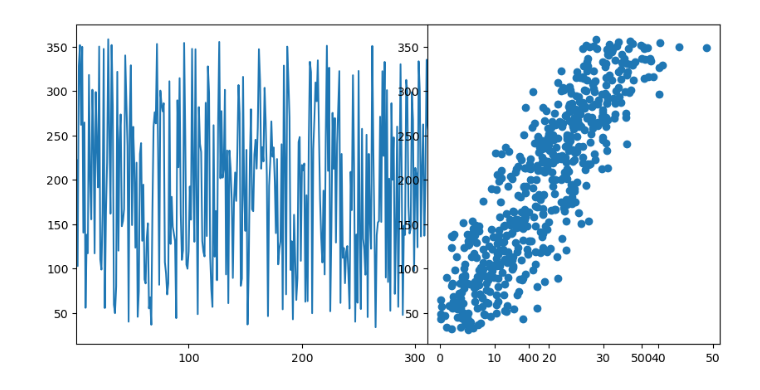
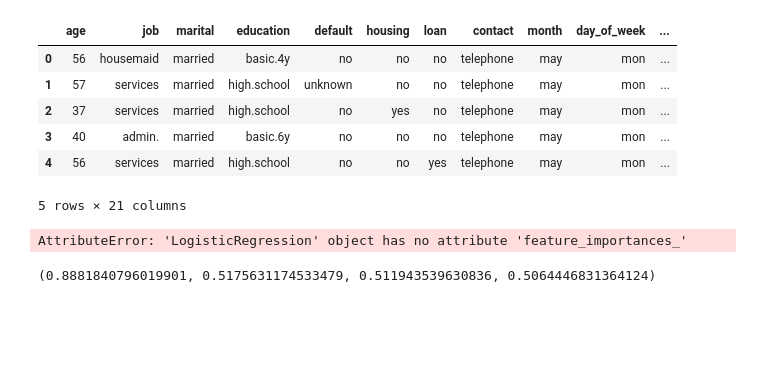
Before and after one commit to OtakuGod0/Data-Science, a Jupyter notebook: supervised-learning/test.ipynb, the cells around one changed output. Cells and saved outputs as stored; diff of their text form; code cells hidden in the pictures; blank space fills up the shorter version.

```diff
--- a/supervised-learning/test.ipynb
+++ b/supervised-learning/test.ipynb
@@ -1,38 +1,20 @@
 # %%
+import numpy as np
 import pandas as pd
-import numpy as np
+import seaborn as sns
 import matplotlib.pyplot as plt
-
-def reg_model(x, m):
-    return x*m
-
-def loss(y, y_pred):
-    res = 0
-    for actual, pred in zip(y, y_pred):
-        res += (actual - pred)**2
-
-    return res / len(y)
-
-def main():
-    df = pd.read_csv("marketing_sales.csv")
-    df.dropna(inplace = True)
-
-    x, y = df['Radio'], df['Sales']
-    loss_arr = []
-    for m in np.arange(0, 1, 0.01):
-        y_pred = reg_model(x, m)
-        loss_arr.append(loss(y, y_pred))
-
-
-    # visualizing loss function
-    plt.figure(figsize=(10, 5))
-    plt.subplot(1, 1, 1)
-    plt.plot(y)
-    plt.xlim(1, len(y))
-    plt.subplot(1,2,2)
-    plt.plot(df['Radio'], df['Sales'], 'o')
-
-
-main()
+from sklearn.model_selection import train_test_split
+from sklearn.preprocessing import OneHotEncoder
+from sklearn.metrics import accuracy_score, precision_score, recall_score, f1_score
+from sklearn.tree import DecisionTreeClassifier
-# %% [output]
-[figure, removed]
+# %%
+df = pd.read_csv("bank-additional-full.csv")
+df.head()
+# %% [output]
+|  | age | job | marital | education | default | housing | loan | contact | month | day_of_week | ... |
+| 0 | 56 | housemaid | married | basic.4y | no | no | no | telephone | may | mon | ... |
+| 1 | 57 | services | married | high.school | unknown | no | no | telephone | may | mon | ... |
+| 2 | 37 | services | married | high.school | no | yes | no | telephone | may | mon | ... |
+| 3 | 40 | admin. | married | basic.6y | no | no | no | telephone | may | mon | ... |
+| 4 | 56 | services | married | high.school | no | no | yes | telephone | may | mon | ... |
+5 rows × 21 columns
@@ -38,0 +42,18 @@ main()
+# %%
+importances = model.feature_importances_
+
+tmp_df = pd.Series(importances, index=X.columns).sort_values(ascending=False)
+tmp_df.index
+# %% [output]
+AttributeError: 'LogisticRegression' object has no attribute 'feature_importances_'
+# %%
+y_pred = model.predict(X_test)
+
+accuracy = accuracy_score(y_test, y_pred)
+recall = recall_score(y_test, y_pred)
+f1 = f1_score(y_test, y_pred)
+precesion = precision_score(y_test, y_pred)
+
+(accuracy, recall, f1, precesion)
+# %% [output]
+(0.8881840796019901, 0.5175631174533479, 0.511943539630836, 0.5064446831364124)
```
Also changed, not shown: parts of 6 cells of this notebook, 6 other files.
